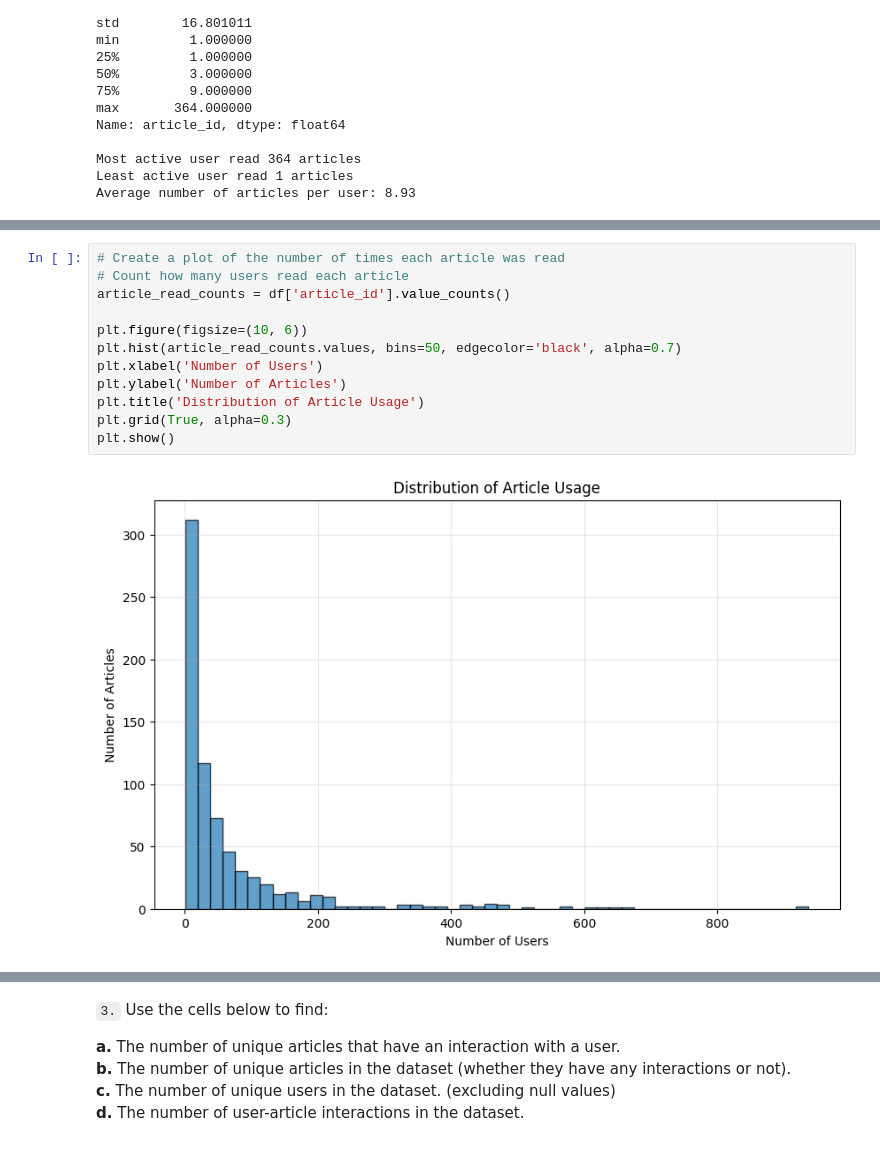
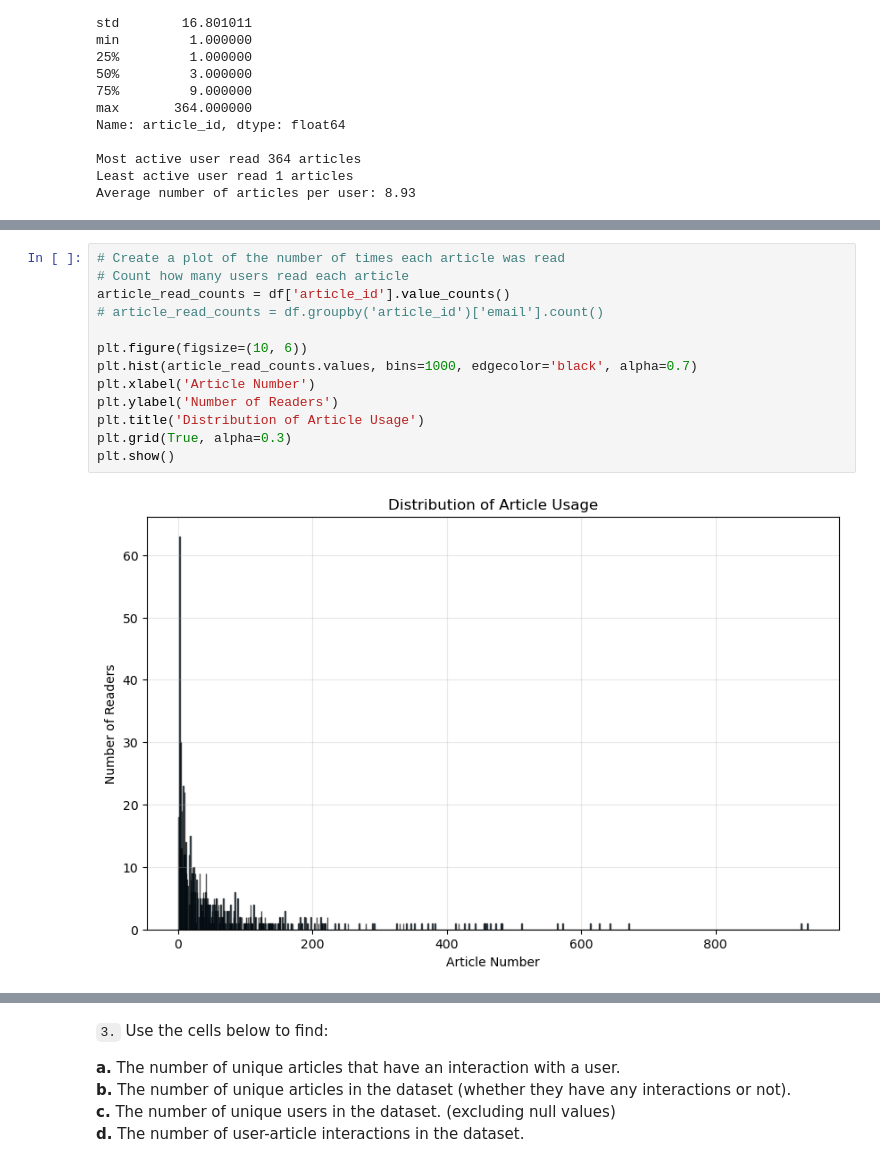
Before and after one commit to reytla/dsnd-recommendation-systems-project, a Jupyter notebook: starter/Recommendations_with_IBM.ipynb, the cells around one changed output, grey strips where cells are left out. Cells and saved outputs as stored; diff of their text form.

```diff
--- a/starter/Recommendations_with_IBM.ipynb
+++ b/starter/Recommendations_with_IBM.ipynb
@@ -154,17 +168,18 @@ Average number of articles per user: 8.93
 # %%
 # Create a plot of the number of times each article was read
 # Count how many users read each article
 article_read_counts = df['article_id'].value_counts()
+# article_read_counts = df.groupby('article_id')['email'].count()
 
 plt.figure(figsize=(10, 6))
-plt.hist(article_read_counts.values, bins=50, edgecolor='black', alpha=0.7)
-plt.xlabel('Number of Users')
-plt.ylabel('Number of Articles')
+plt.hist(article_read_counts.values, bins=1000, edgecolor='black', alpha=0.7)
+plt.xlabel('Article Number')
+plt.ylabel('Number of Readers')
 plt.title('Distribution of Article Usage')
 plt.grid(True, alpha=0.3)
 plt.show()
 # %% [output]
-[figure, old version]
+[figure, new version]
 # %%
 # Display descriptive statistics for article read counts
 print("Descriptive Statistics for Article Read Counts:")
```
Also changed, not shown: parts of 50 cells of this notebook.
